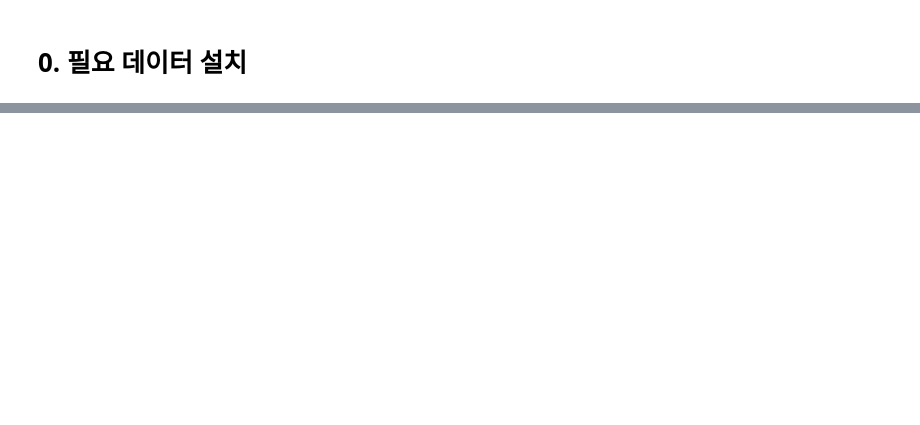
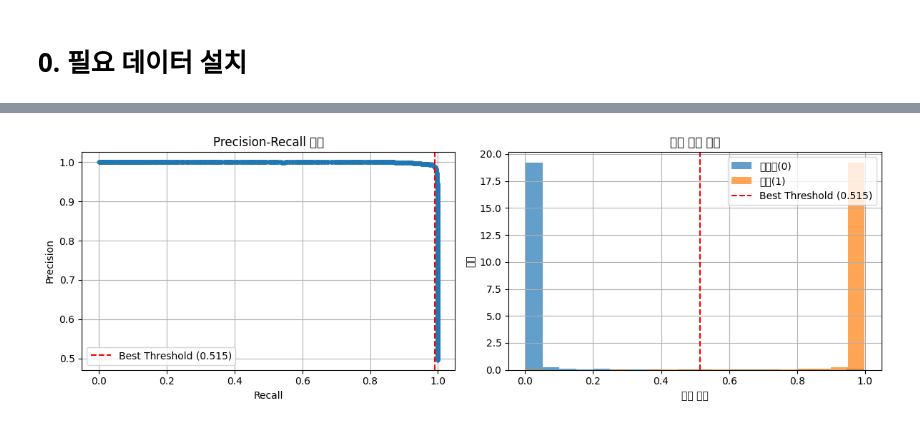
Before and after one commit to Jw0n427/Machine-Learning-Project, a Jupyter notebook: fire_learning.ipynb, the cells around one changed output, grey strips where cells are left out. Cells and saved outputs as stored; diff of their text form; code cells hidden in the pictures; blank space fills up the shorter version.

```diff
--- a/fire_learning.ipynb
+++ b/fire_learning.ipynb
@@ -260,0 +206,12 @@ Name: count, dtype: int64
+# %%
+# 9. 임계값 자동 최적화
+probs = calibrated_clf.predict_proba(X_test)[:, 1]
+precision, recall, thresholds = precision_recall_curve(y_test, probs)
+
+# F1-score가 최대인 임계값 찾기
+f1_scores = 2 * (precision * recall) / (precision + recall + 1e-8)
+best_threshold_idx = np.argmax(f1_scores)
+best_threshold = thresholds[best_threshold_idx]
+best_f1 = f1_scores[best_threshold_idx]
+
+print(f"최적 임계값: {best_threshold:.4f} (F1-score: {best_f1:.4f})")
@@ -260,0 +245,29 @@ Name: count, dtype: int64
+# %%
+# 11. 시각화
+plt.figure(figsize=(12, 4))
+
+# Precision-Recall 곡선
+plt.subplot(1, 2, 1)
+plt.plot(recall, precision, marker='.')
+plt.axvline(x=recall[best_threshold_idx], color='red', linestyle='--',
+            label=f'Best Threshold ({best_threshold:.3f})')
+plt.xlabel('Recall')
+plt.ylabel('Precision')
+plt.title('Precision-Recall 곡선')
+plt.legend()
+plt.grid(True)
+
+# 확률 분포
+plt.subplot(1, 2, 2)
+plt.hist(probs[y_test==0], bins=20, alpha=0.7, label='미발생(0)', density=True)
+plt.hist(probs[y_test==1], bins=20, alpha=0.7, label='발생(1)', density=True)
+plt.axvline(x=best_threshold, color='red', linestyle='--', label=f'Best Threshold ({best_threshold:.3f})')
+plt.xlabel('예측 확률')
+plt.ylabel('밀도')
+plt.title('예측 확률 분포')
+plt.legend()
+plt.grid(True)
+plt.tight_layout()
+plt.show()
+# %% [output]
+[figure, added]
```
Also changed, not shown: parts of 16 cells of this notebook, 5 other files.
